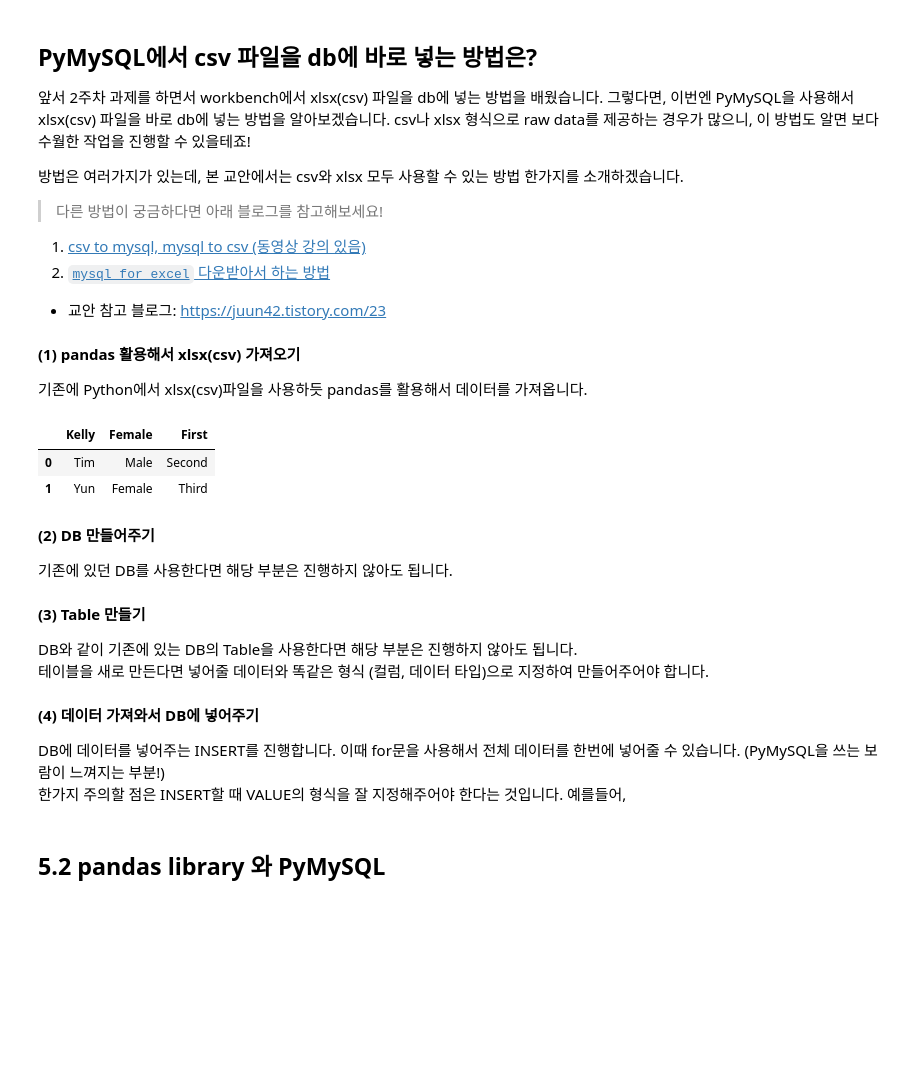
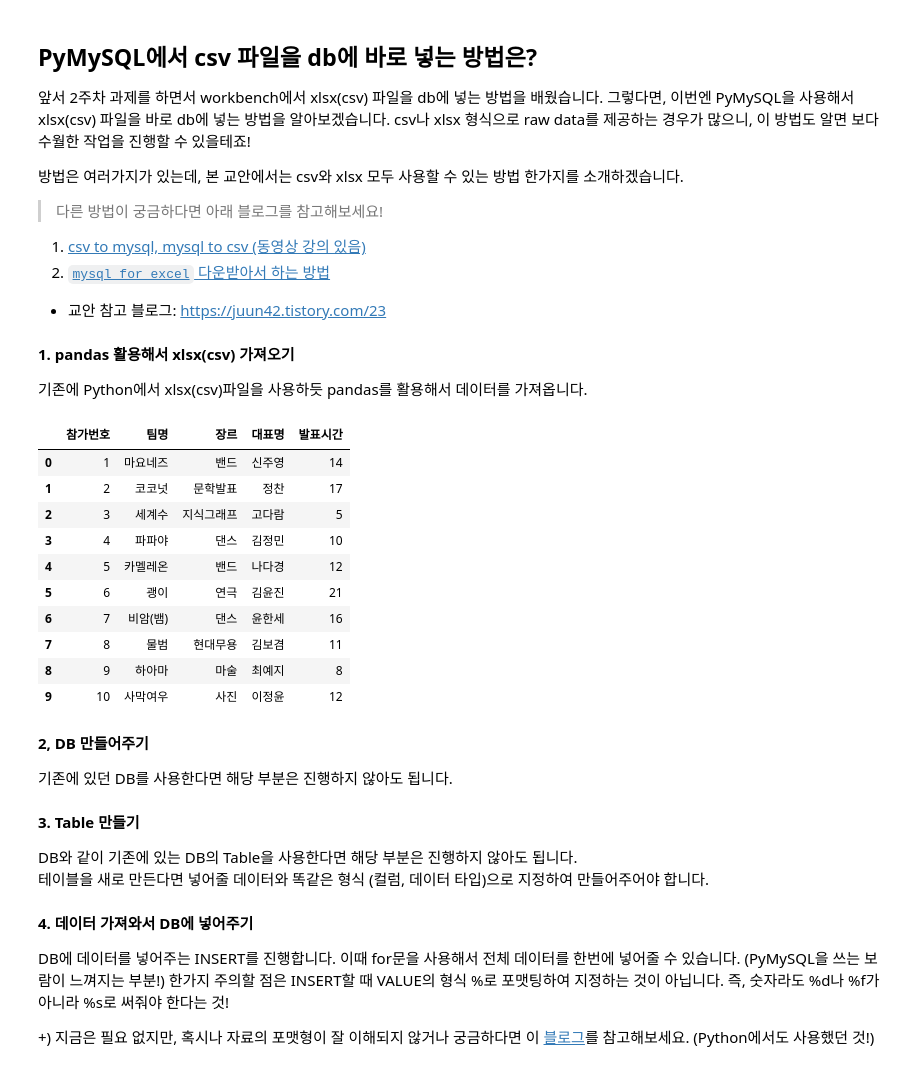
Before and after one commit to Team-COSADAMA/2021-Curriculum, a Jupyter notebook: Basic-SQL/COSADAMA - BASIC SQL WEEK4.ipynb, the cells around one changed output. Saved outputs shown, nothing was run; the diff lists cells and outputs as text; code cells hidden in the pictures; blank space fills up the shorter version.

```diff
--- a/Basic-SQL/COSADAMA - BASIC SQL WEEK4.ipynb
+++ b/Basic-SQL/COSADAMA - BASIC SQL WEEK4.ipynb
@@ -468,27 +463,28 @@ finally:
 
 * 교안 참고 블로그: https://juun42.tistory.com/23
 # %% [markdown]
-**(1) pandas 활용해서 xlsx(csv) 가져오기**
+**1. pandas 활용해서 xlsx(csv) 가져오기**
 
 기존에 Python에서 xlsx(csv)파일을 사용하듯 pandas를 활용해서 데이터를 가져옵니다.
 # %%
 import pandas as pd
 
-data = pd.read_excel("data.xlsx")
+data = pd.read_csv("coco.csv",encoding='utf-8')
 data
+# %% [output]
+|  | 참가번호 | 팀명 | 장르 | 대표명 | 발표시간 |
+| 0 | 1 | 마요네즈 | 밴드 | 신주영 | 14 |
+| 1 | 2 | 코코넛 | 문학발표 | 정찬 | 17 |
+| 2 | 3 | 세계수 | 지식그래프 | 고다람 | 5 |
+| 3 | 4 | 파파야 | 댄스 | 김정민 | 10 |
+| 4 | 5 | 카멜레온 | 밴드 | 나다경 | 12 |
+| 5 | 6 | 괭이 | 연극 | 김윤진 | 21 |
+| 6 | 7 | 비암(뱀) | 댄스 | 윤한세 | 16 |
+| 7 | 8 | 물범 | 현대무용 | 김보겸 | 11 |
+| 8 | 9 | 하아마 | 마술 | 최예지 | 8 |
+| 9 | 10 | 사막여우 | 사진 | 이정윤 | 12 |
-# %%
-'''csv 코드 (이외는 xlsx과 똑같음!)
-import pandas as pd
-
-data = pd.read_csv("data.csv", encoding='utf-8')
-data
-'''
-# %% [output]
-|  | Kelly | Female | First |
-| 0 | Tim | Male | Second |
-| 1 | Yun | Female | Third |
 # %% [markdown]
-**(2) DB 만들어주기**
+**2, DB 만들어주기**
 
 기존에 있던 DB를 사용한다면 해당 부분은 진행하지 않아도 됩니다.
 # %%
@@ -515,7 +511,7 @@ db.commit()
 #7. DB 닫아주기
 db.close()
 # %% [markdown]
-**(3) Table 만들기**
+**3. Table 만들기**
 
 DB와 같이 기존에 있는 DB의 Table을 사용한다면 해당 부분은 진행하지 않아도 됩니다.
 테이블을 새로 만든다면 넣어줄 데이터와 똑같은 형식 (컬럼, 데이터 타입)으로 지정하여 만들어주어야 합니다.
@@ -541,11 +546,12 @@ db.commit()
 #7. DB 닫아주기
 db.close()
 # %% [markdown]
-**(4) 데이터 가져와서 DB에 넣어주기**
+**4. 데이터 가져와서 DB에 넣어주기**
 
 DB에 데이터를 넣어주는 INSERT를 진행합니다.
-이때 for문을 사용해서 전체 데이터를 한번에 넣어줄 수 있습니다. (PyMySQL을 쓰는 보람이 느껴지는 부분!)
-한가지 주의할 점은 INSERT할 때 VALUE의 형식을 잘 지정해주어야 한다는 것입니다. 예를들어,
+이때 for문을 사용해서 전체 데이터를 한번에 넣어줄 수 있습니다. (PyMySQL을 쓰는 보람이 느껴지는 부분!) 한가지 주의할 점은 INSERT할 때 VALUE의 형식 %로 포맷팅하여 지정하는 것이 아닙니다. 즉, 숫자라도 %d나 %f가 아니라 %s로 써줘야 한다는 것!
+
++) 지금은 필요 없지만, 혹시나 자료의 포맷형이 잘 이해되지 않거나 궁금하다면 이 [블로그](https://hyjykelly.tistory.com/65)를 참고해보세요. (Python에서도 사용했던 것!)
 # %%
 #1
 import pymysql
@@ -566,5 +572,3 @@ db.commit()
 
 #7. DB 닫아주기
 db.close()
-# %% [markdown]
-## 5.2 pandas library 와 PyMySQL
```
Also changed, not shown: parts of 26 cells of this notebook.
